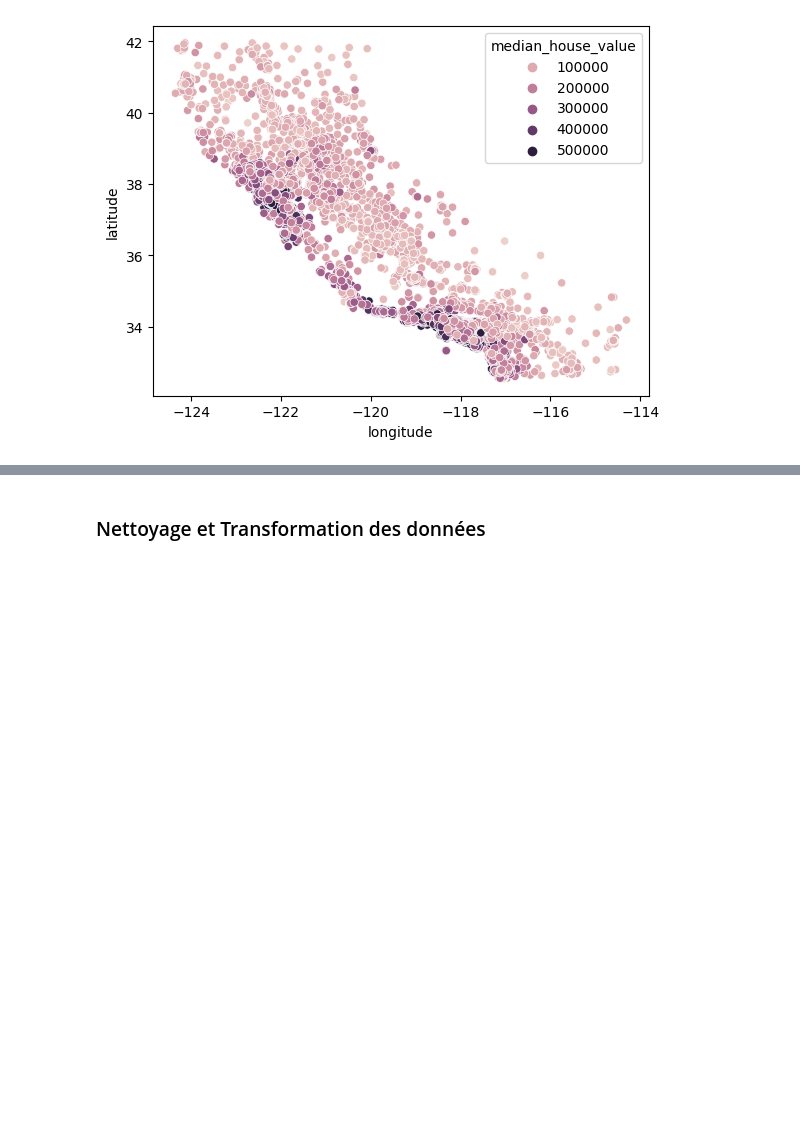
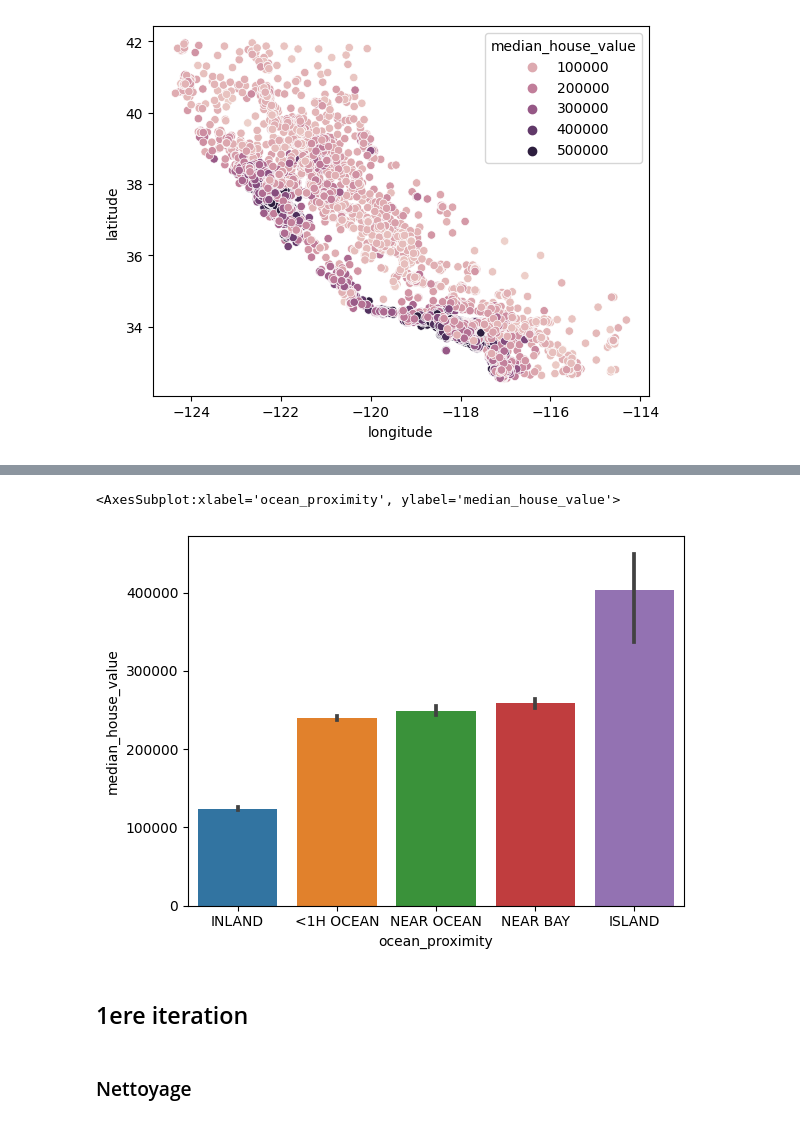
Before and after one commit to Axxeed/immo_regression, a Jupyter notebook: notebook_EDA.ipynb, the cells around one changed output, grey strips where cells are left out. Saved outputs shown, nothing was run; the diff lists cells and outputs as text; code cells hidden in the pictures; blank space fills up the shorter version.

```diff
--- a/notebook_EDA.ipynb
+++ b/notebook_EDA.ipynb
@@ -131,2 +89,9 @@ for column in df_encode.columns:
+# %%
+sns.barplot(data=df_immo, x="ocean_proximity",y="median_house_value")
+# %% [output]
+<AxesSubplot:xlabel='ocean_proximity', ylabel='median_house_value'>
+[figure, added]
+# %% [markdown]
+## 1ere iteration
 # %% [markdown]
-### Nettoyage et Transformation des données
+### Nettoyage
```
Also changed, not shown: parts of 25 cells of this notebook.
